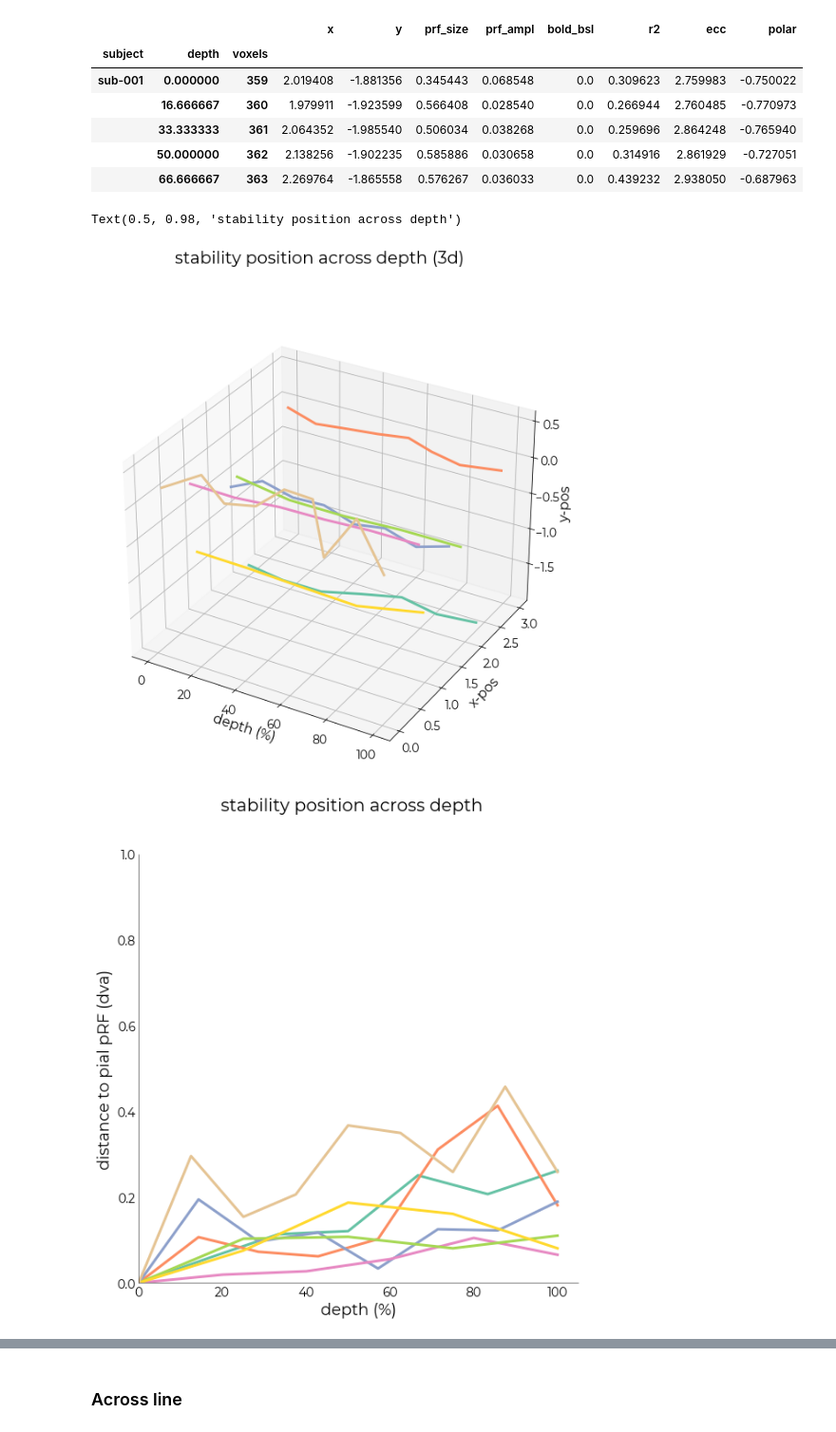
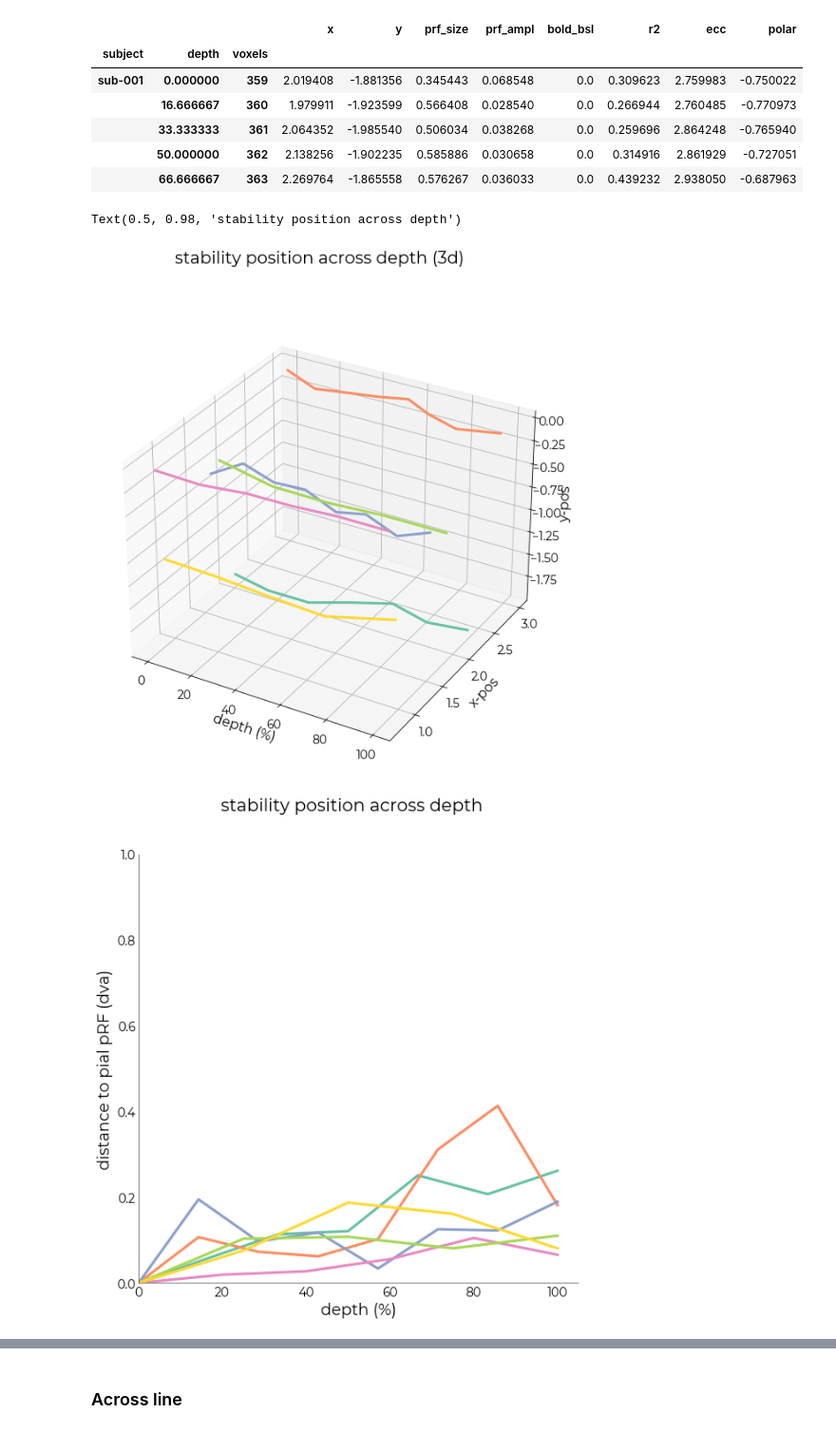
Before and after one commit to spinoza-centre/pRFline, a Jupyter notebook: results/group_overlap3.ipynb, the cells around one changed output, grey strips where cells are left out. Shown at 95% size. Drawn from its saved outputs; the diff is of its cells as text; code cells hidden in the pictures.

```diff
--- a/results/group_overlap3.ipynb
+++ b/results/group_overlap3.ipynb
@@ -674,5 +475,5 @@ else:
     print(f"Reading '{fname}'")
     hrf_df = pd.read_csv(fname).set_index(["subject","t","depth"])
 
-hrf_df
+hrf_df = utils.select_from_df(hrf_df, expression="subject != sub-009")
 # %% [output]
@@ -710,7 +489,7 @@ df_mag = {}
 for ii in ["subject","level","depth","mag","fwhm","ttp"]:
     df_mag[ii] = []
 
-for ix,sub in enumerate(subjects):
+for ix,sub in enumerate(process_subjs):
 
     # get the pRF-object containing estimates across depth
     if "all" in list(full_dict[sub]["lines"].keys()):
@@ -878,12 +656,13 @@ lm_df.head()
 - groups=`subject` means that you want random effect for all levels of `subject`
 - re_formula=`~depth + 1` means that you want a random intercept and a random slope for `depth`
 # %%
-md = smf.mixedlm("mag ~ depth + 1", lm_df, groups="subject", re_formula="~depth + 1")
+md = smf.mixedlm("mag ~ depth + 1", lm_df, groups="subject") #, re_formula="~depth + 1")
 
-free = sm.regression.mixed_linear_model.MixedLMParams.from_components(
-    np.ones(2), np.eye(2)
-)
+# free = sm.regression.mixed_linear_model.MixedLMParams.from_components(
+#     np.ones(2), np.eye(2)
+# )
 
-mdf = md.fit(free=free, method=["lbfgs"])
+# mdf = md.fit(free=free, method=["lbfgs"])
+mdf = md.fit()
 print(mdf.summary())
 # %% [output]
@@ -1029,7 +805,7 @@ The random intercept and random slope are only weakly correlated. So next we fit
 params_depth =  []
 params_depth_z =  []
 
-for ix,sub in enumerate(subjects):
+for ix,sub in enumerate(process_subjs):
 
     # initialize subject specific parameter df
     sub_hrfs = []
@@ -1086,7 +862,7 @@ df_diff = {}
 for ii in ["subject","diff0","depth","voxels"]:
     df_diff[ii] = []
 
-for sub_ix,sub in enumerate(subjects):
+for sub_ix,sub in enumerate(process_subjs):
     data = utils.select_from_df(params_depth, expression=f"subject = {sub}")
 
     # parse into coordinates
@@ -1114,35 +890,35 @@ ax1.set_zlabel("y-pos", fontsize=defs.label_size+2)
 
 ax1.tick_params(
     width=defs.tick_width,
     length=defs.tick_length,
     labelsize=defs.label_size)
 fig.suptitle("stability position across depth (3d)", fontsize=defs.font_size+2)
 
 fig,ax2 = plt.subplots(figsize=(9,9))
 df_diff = pd.DataFrame(df_diff)
 
 for sub_ix,sub in enumerate(subjects):
     data = utils.select_from_df(df_diff, expression=f"subject = {sub}")
 
     x_data = data["depth"].values
     y_data = data["diff0"].values
 
     plotting.LazyPlot(
         y_data,
         xx=x_data,
         axs=ax2,
         color=sub_colors[sub_ix],
         line_width=3,
         x_label="depth (%)",
         y_label="distance to pial pRF (dva)",
         y_lim=[0,1]
     )
 
 fig.suptitle("stability position across depth", fontsize=defs.font_size+2)
 # %% [output]
 Text(0.5, 0.98, 'stability position across depth')
-[figure, old version]
+[figure, new version]
-[figure, old version]
+[figure, new version]
 # %%
 fig = plt.figure(figsize=(40,7))
 gs = fig.add_gridspec(ncols=len(process_subjs))
```
Also changed, not shown: parts of 44 cells of this notebook.
